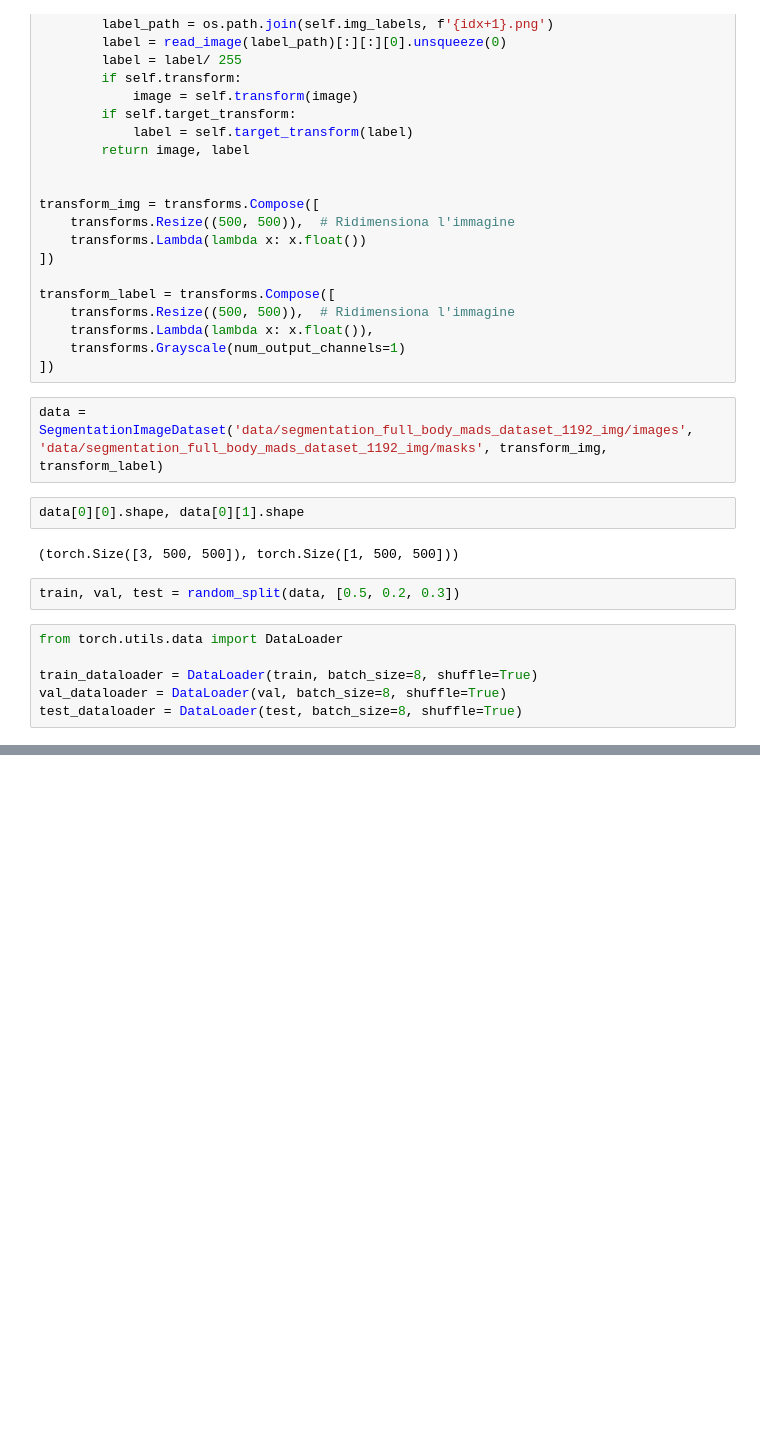
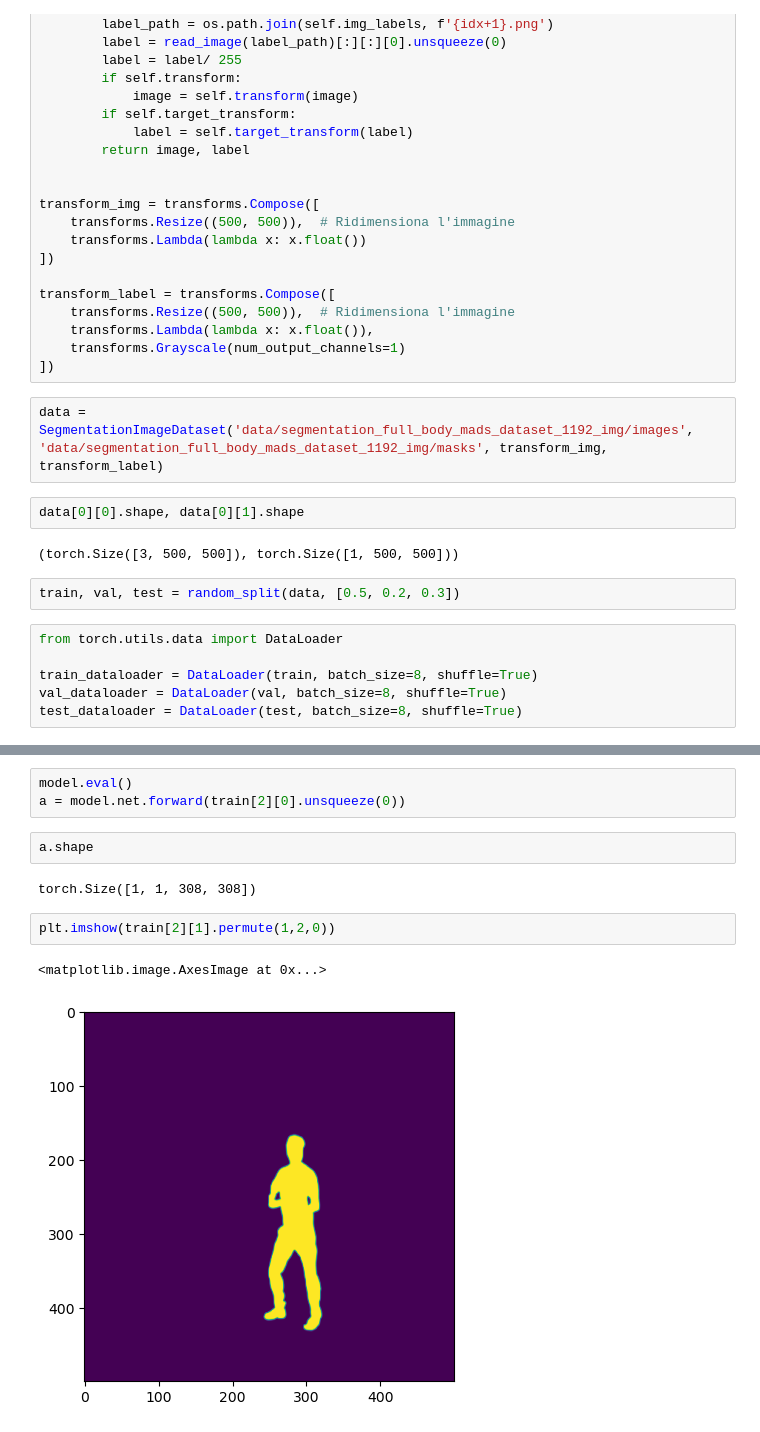
Before and after one commit to GiuLeo01/Unet_Image_Segmentation_Lightning, a Jupyter notebook: unet_exp.ipynb, the cells around one changed output, grey strips where cells are left out. Saved outputs shown, nothing was run; the diff lists cells and outputs as text; blank space fills up the shorter version.

```diff
--- a/unet_exp.ipynb
+++ b/unet_exp.ipynb
@@ -217 +280,13 @@ res.shape, batch[1].shape
+# %%
+model.eval()
+a = model.net.forward(train[2][0].unsqueeze(0))
+# %%
+a.shape
+# %% [output]
+torch.Size([1, 1, 308, 308])
+# %%
+plt.imshow(train[2][1].permute(1,2,0))
+# %% [output]
+<matplotlib.image.AxesImage at 0x...>
+[figure, added]
 # %%
```
Also changed, not shown: parts of 10 cells of this notebook, 1 other file.
